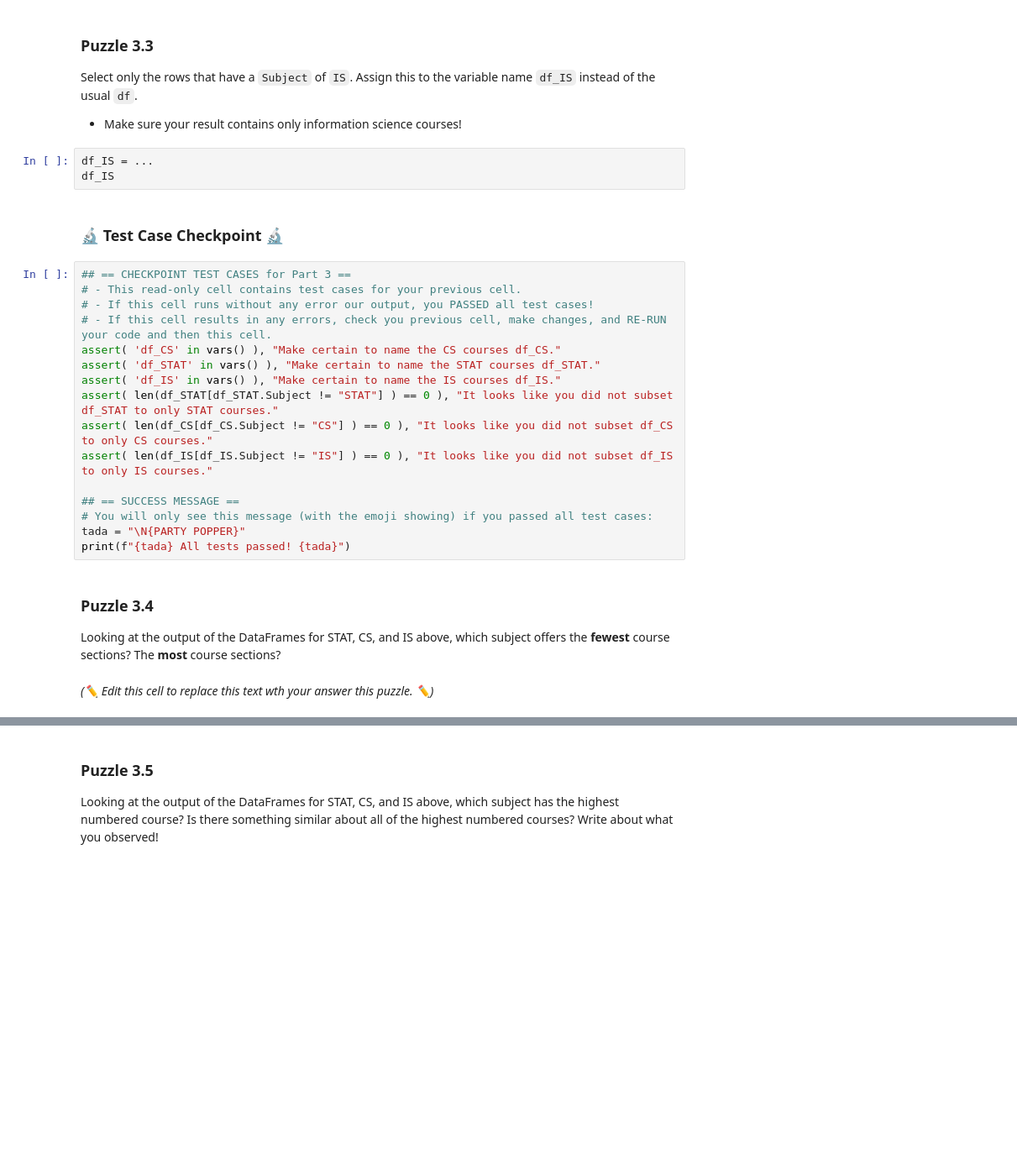
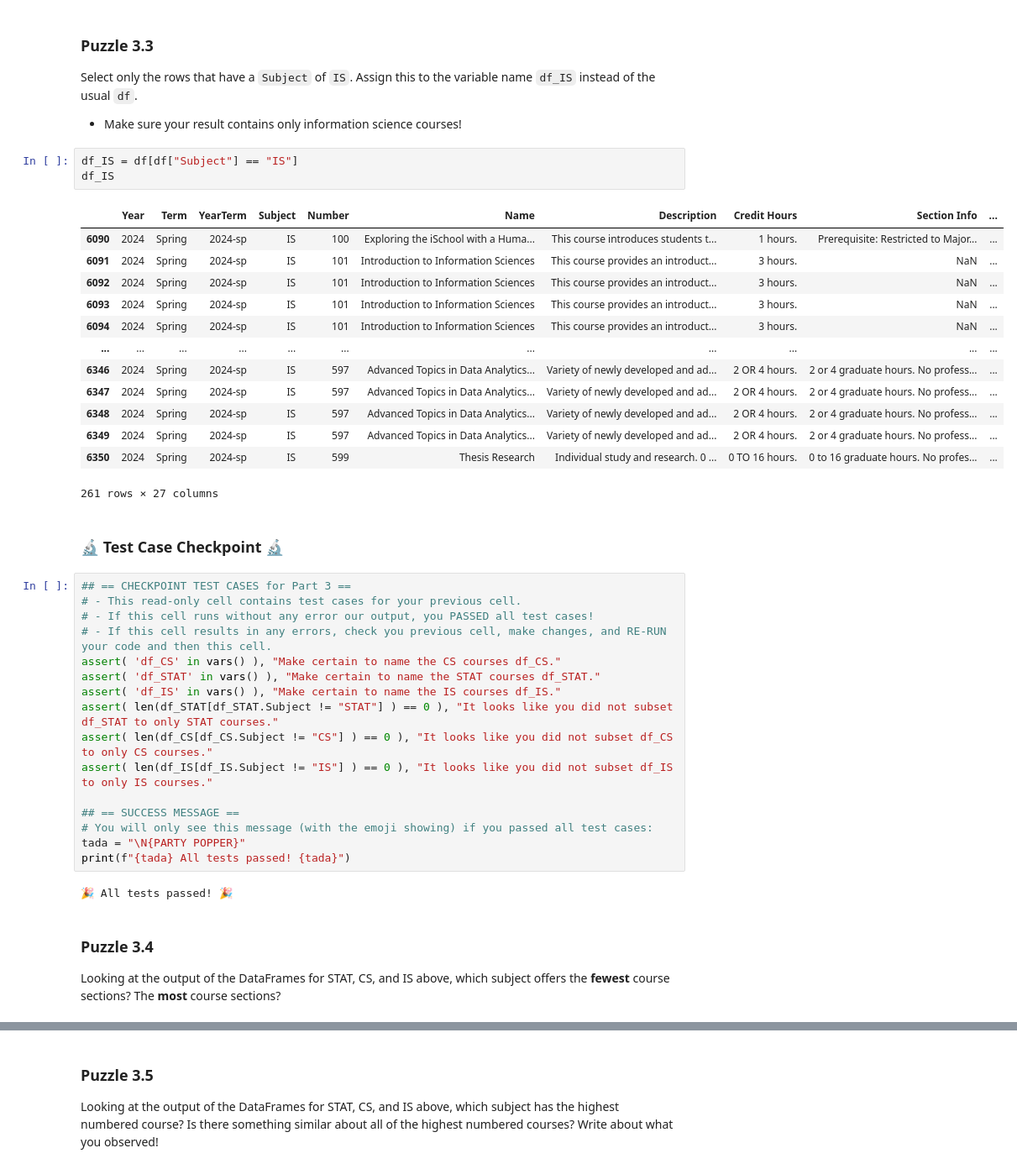
Before and after one commit to pdesire-20/Lab6, a Jupyter notebook: lab_pandas.ipynb, the cells around one changed output, grey strips where cells are left out. Shown at 84% size. Drawn from its saved outputs; the diff is of its cells as text; blank space fills up the shorter version.

```diff
--- a/lab_pandas.ipynb
+++ b/lab_pandas.ipynb
@@ -120,8 +120,22 @@ df_CS
 Select only the rows that have a `Subject` of `IS`.  Assign this to the variable name `df_IS` instead of the usual `df`.
 - Make sure your result contains only information science courses!
 # %%
-df_IS = ...
+df_IS = df[df["Subject"] == "IS"]
 df_IS
+# %% [output]
+|  | Year | Term | YearTerm | Subject | Number | Name | Description | Credit Hours | Section Info | ... |
+| 6090 | 2024 | Spring | 2024-sp | IS | 100 | Exploring the iSchool with a Huma... | This course introduces students t... | 1 hours. | Prerequisite: Restricted to Major... | ... |
+| 6091 | 2024 | Spring | 2024-sp | IS | 101 | Introduction to Information Sciences | This course provides an introduct... | 3 hours. | NaN | ... |
+| 6092 | 2024 | Spring | 2024-sp | IS | 101 | Introduction to Information Sciences | This course provides an introduct... | 3 hours. | NaN | ... |
+| 6093 | 2024 | Spring | 2024-sp | IS | 101 | Introduction to Information Sciences | This course provides an introduct... | 3 hours. | NaN | ... |
+| 6094 | 2024 | Spring | 2024-sp | IS | 101 | Introduction to Information Sciences | This course provides an introduct... | 3 hours. | NaN | ... |
+| ... | ... | ... | ... | ... | ... | ... | ... | ... | ... | ... |
+| 6346 | 2024 | Spring | 2024-sp | IS | 597 | Advanced Topics in Data Analytics... | Variety of newly developed and ad... | 2 OR 4 hours. | 2 or 4 graduate hours. No profess... | ... |
+| 6347 | 2024 | Spring | 2024-sp | IS | 597 | Advanced Topics in Data Analytics... | Variety of newly developed and ad... | 2 OR 4 hours. | 2 or 4 graduate hours. No profess... | ... |
+| 6348 | 2024 | Spring | 2024-sp | IS | 597 | Advanced Topics in Data Analytics... | Variety of newly developed and ad... | 2 OR 4 hours. | 2 or 4 graduate hours. No profess... | ... |
+| 6349 | 2024 | Spring | 2024-sp | IS | 597 | Advanced Topics in Data Analytics... | Variety of newly developed and ad... | 2 OR 4 hours. | 2 or 4 graduate hours. No profess... | ... |
+| 6350 | 2024 | Spring | 2024-sp | IS | 599 | Thesis Research | Individual study and research. 0 ... | 0 TO 16 hours. | 0 to 16 graduate hours. No profes... | ... |
+261 rows × 27 columns
 # %% [markdown]
 ### 🔬 Test Case Checkpoint 🔬
 # %%
@@ -140,9 +154,9 @@ assert( len(df_IS[df_IS.Subject != "IS"] ) == 0 ), "It looks like you did not su
 # You will only see this message (with the emoji showing) if you passed all test cases:
 tada = "\N{PARTY POPPER}"
 print(f"{tada} All tests passed! {tada}")
+# %% [output]
+🎉 All tests passed! 🎉
 # %% [markdown]
 ### Puzzle 3.4
 
 Looking at the output of the DataFrames for STAT, CS, and IS above, which subject offers the **fewest** course sections?  The **most** course sections?
-# %% [markdown]
-*(✏️ Edit this cell to replace this text wth your answer this puzzle. ✏️)*
```
Also changed, not shown: parts of 20 cells of this notebook.
